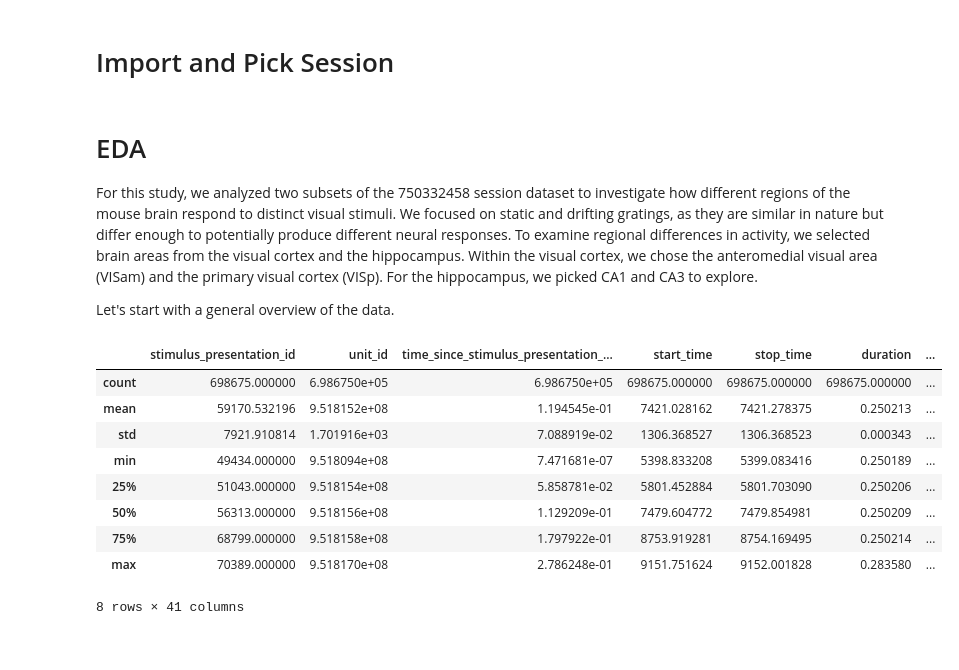
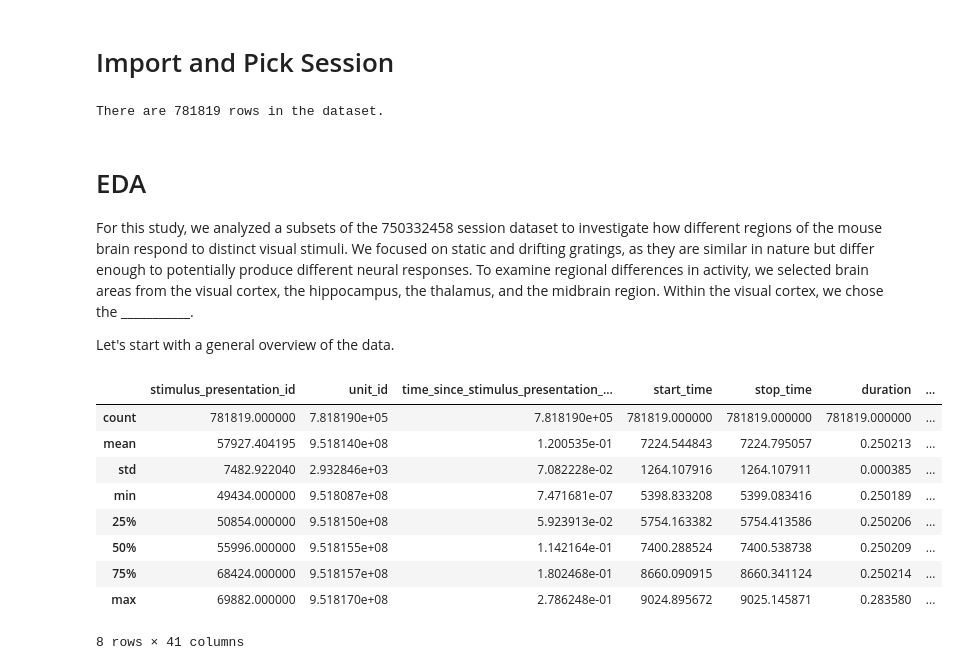
Before and after one commit to tebe-nigrelli/MMN-Group-Project, a Jupyter notebook: 01_EDA.ipynb, the cells around one changed output. Drawn from its saved outputs; the diff is of its cells as text; code cells hidden in the pictures.

```diff
--- a/01_EDA.ipynb
+++ b/01_EDA.ipynb
@@ -5,25 +5,27 @@ from utils import get_dataset
 
 # Get data for our stimulus
 STIMULI = ['static_gratings', 'drifting_gratings']
-REGIONS = ['VISp', 'DG', 'LP', 'APN']
+REGIONS = ['VISp', 'DG', 'LGd', 'APN']
 df = get_dataset(750332458, STIMULI, REGIONS)
 print(f'There are {len(df)} rows in the dataset.')
+# %% [output]
+There are 781819 rows in the dataset.
 # %% [markdown]
 # EDA
 
-For this study, we analyzed two subsets of the 750332458 session dataset to investigate how different regions of the mouse brain respond to distinct visual stimuli. We focused on static and drifting gratings, as they are similar in nature but differ enough to potentially produce different neural responses. To examine regional differences in activity, we selected brain areas from the visual cortex and the hippocampus. Within the visual cortex, we chose the anteromedial visual area (VISam) and the primary visual cortex (VISp). For the hippocampus, we picked CA1 and CA3 to explore.
+For this study, we analyzed a subsets of the 750332458 session dataset to investigate how different regions of the mouse brain respond to distinct visual stimuli. We focused on static and drifting gratings, as they are similar in nature but differ enough to potentially produce different neural responses. To examine regional differences in activity, we selected brain areas from the visual cortex, the hippocampus, the thalamus, and the midbrain region. Within the visual cortex, we chose the ___________.
 
 Let's start with a general overview of the data.
 # %%
-s_df.describe()
+df.describe()
 # %% [output]
 |  | stimulus_presentation_id | unit_id | time_since_stimulus_presentation_... | start_time | stop_time | duration | ... |
-| count | 698675.000000 | 6.986750e+05 | 6.986750e+05 | 698675.000000 | 698675.000000 | 698675.000000 | ... |
-| mean | 59170.532196 | 9.518152e+08 | 1.194545e-01 | 7421.028162 | 7421.278375 | 0.250213 | ... |
-| std | 7921.910814 | 1.701916e+03 | 7.088919e-02 | 1306.368527 | 1306.368523 | 0.000343 | ... |
-| min | 49434.000000 | 9.518094e+08 | 7.471681e-07 | 5398.833208 | 5399.083416 | 0.250189 | ... |
-| 25% | 51043.000000 | 9.518154e+08 | 5.858781e-02 | 5801.452884 | 5801.703090 | 0.250206 | ... |
-| 50% | 56313.000000 | 9.518156e+08 | 1.129209e-01 | 7479.604772 | 7479.854981 | 0.250209 | ... |
-| 75% | 68799.000000 | 9.518158e+08 | 1.797922e-01 | 8753.919281 | 8754.169495 | 0.250214 | ... |
-| max | 70389.000000 | 9.518170e+08 | 2.786248e-01 | 9151.751624 | 9152.001828 | 0.283580 | ... |
+| count | 781819.000000 | 7.818190e+05 | 7.818190e+05 | 781819.000000 | 781819.000000 | 781819.000000 | ... |
+| mean | 57927.404195 | 9.518140e+08 | 1.200535e-01 | 7224.544843 | 7224.795057 | 0.250213 | ... |
+| std | 7482.922040 | 2.932846e+03 | 7.082228e-02 | 1264.107916 | 1264.107911 | 0.000385 | ... |
+| min | 49434.000000 | 9.518087e+08 | 7.471681e-07 | 5398.833208 | 5399.083416 | 0.250189 | ... |
+| 25% | 50854.000000 | 9.518150e+08 | 5.923913e-02 | 5754.163382 | 5754.413586 | 0.250206 | ... |
+| 50% | 55996.000000 | 9.518155e+08 | 1.142164e-01 | 7400.288524 | 7400.538738 | 0.250209 | ... |
+| 75% | 68424.000000 | 9.518157e+08 | 1.802468e-01 | 8660.090915 | 8660.341124 | 0.250214 | ... |
+| max | 69882.000000 | 9.518170e+08 | 2.786248e-01 | 9024.895672 | 9025.145871 | 0.283580 | ... |
 8 rows × 41 columns
```
Also changed, not shown: parts of 11 cells of this notebook.
